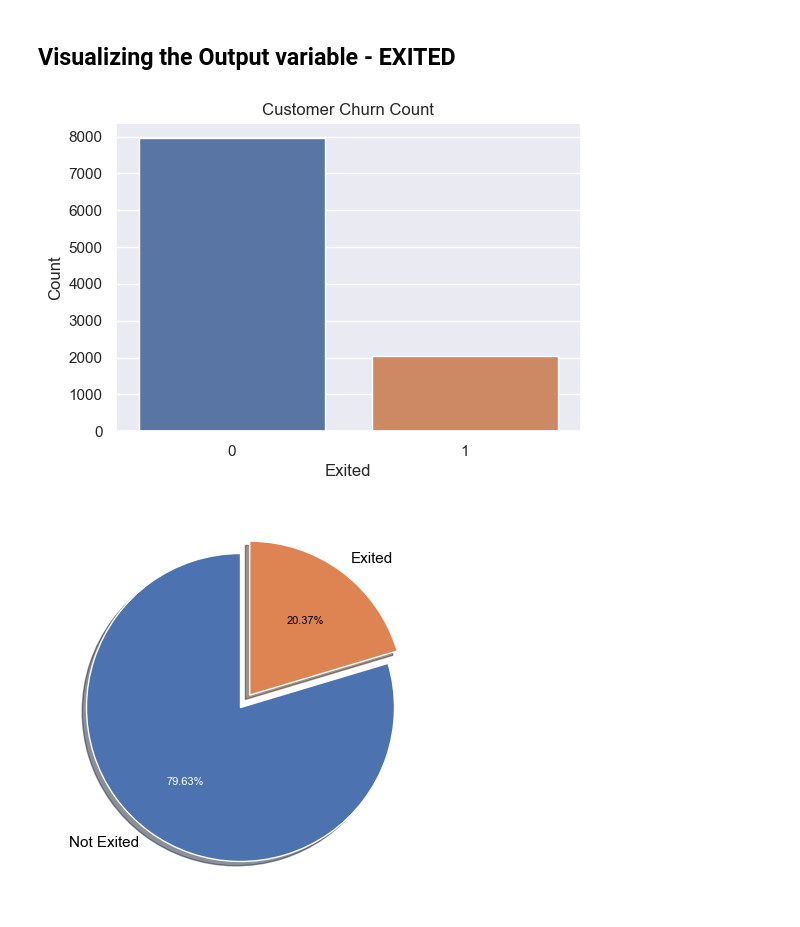
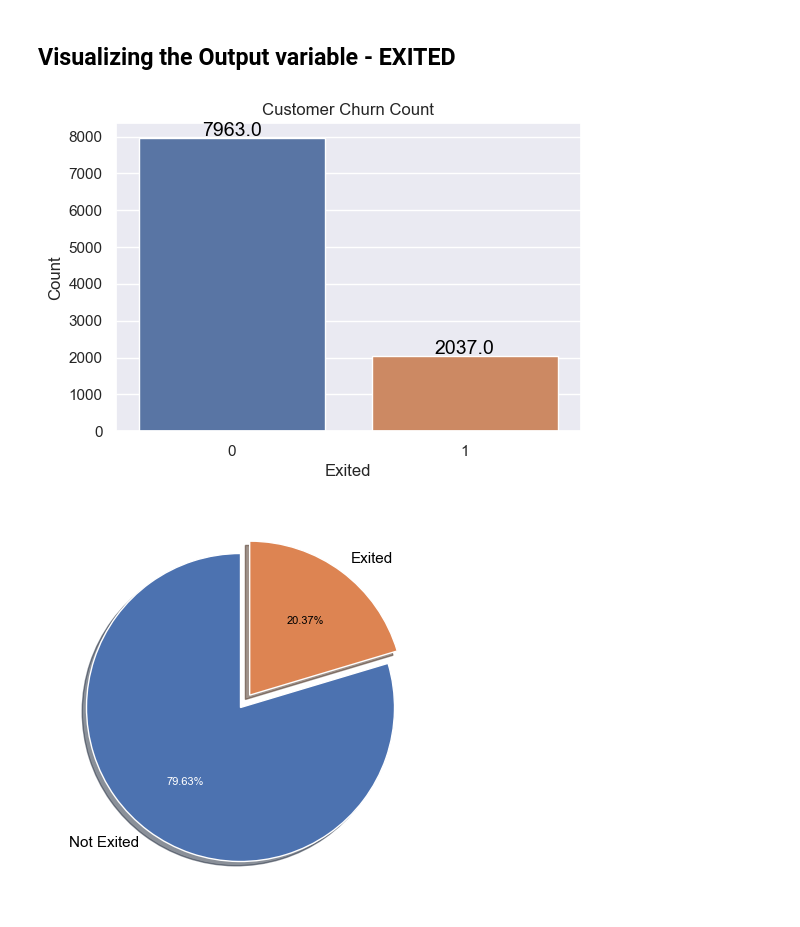
Before and after one commit to ashraful-shuvon/Machine_learning, a Jupyter notebook: Bank Customer Churn Prediction ML Project - Explainable Ai/Bank Churn EDA and Preprocessing .ipynb, the cells around one changed output. Drawn from its saved outputs; the diff is of its cells as text; code cells hidden in the pictures.

```diff
--- a/Bank Customer Churn Prediction ML Project - Explainable Ai/Bank Churn EDA and Preprocessing .ipynb
+++ b/Bank Customer Churn Prediction ML Project - Explainable Ai/Bank Churn EDA and Preprocessing .ipynb
@@ -181,20 +181,24 @@ df1.describe()
 # %% [markdown]
 ## Visualizing the Output variable - EXITED
 # %%
-# count plot for the 'exited' column
+# Create a count plot for the 'exited' column
 sns.set(style="darkgrid")
-plt.figure(figsize=(6, 4))
-sns.countplot(data=df, x="Exited")
+plt.figure(figsize=(6, 4))  # Adjust the figure size as needed
+ax = sns.countplot(data=df1, x="Exited")
+
+# Add count labels on the bars
+for p in ax.patches:
+    ax.annotate(f'{p.get_height()}', (p.get_x() + p.get_width() / 2., p.get_height()), ha='center', va='center', fontsize=14, color='black', xytext=(0, 5), textcoords='offset points')
 
 # Customize the plot
 plt.title("Customer Churn Count")
 plt.xlabel("Exited")
 plt.ylabel("Count")
 
 # Show the plot
 plt.show()
 # %% [output]
-[figure, old version]
+[figure, new version]
 # %%
 # visualizing the output variable
 
```
Also changed, not shown: parts of 50 cells of this notebook.
